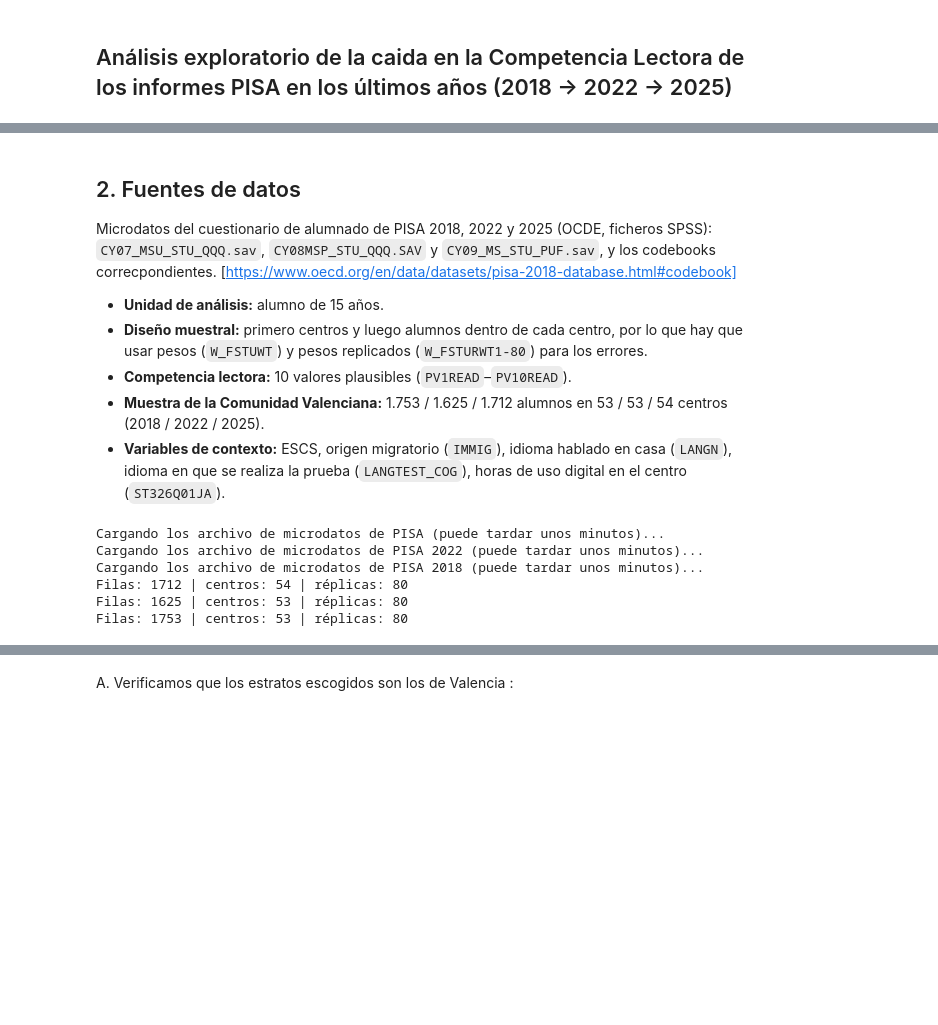
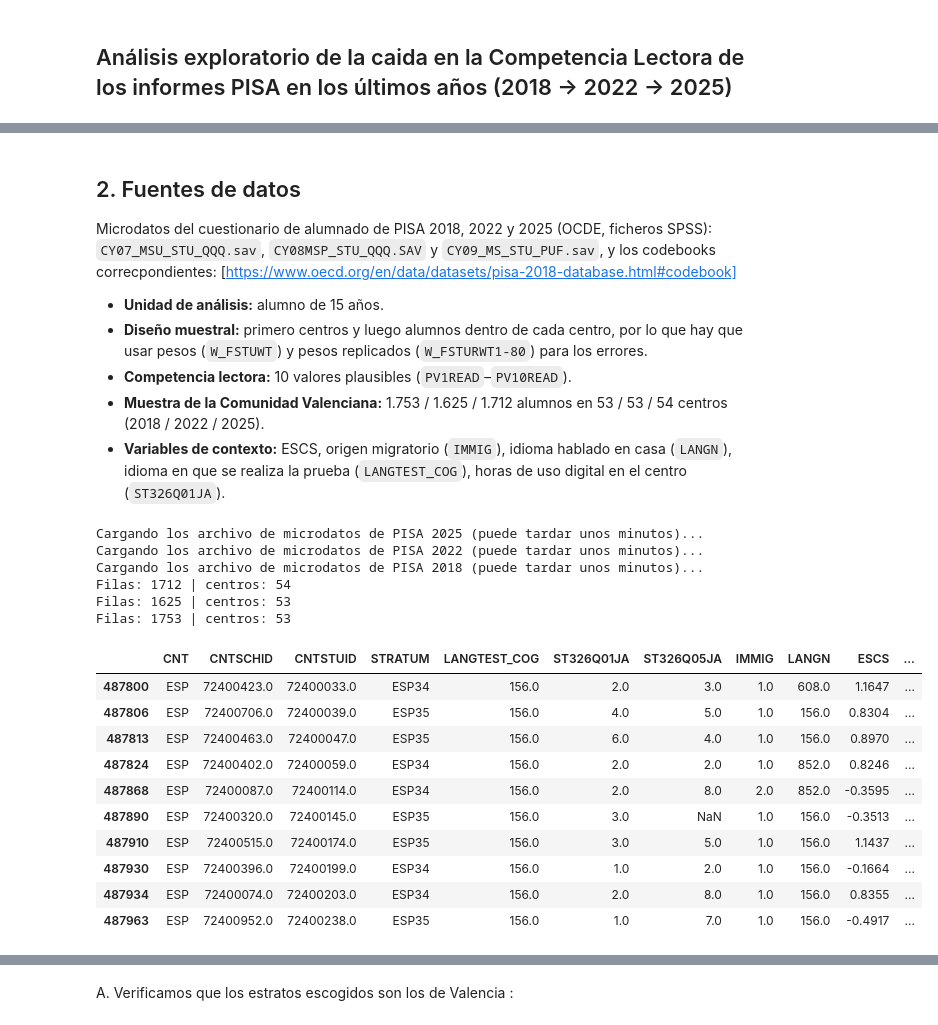
Before and after one commit to PaulitaLull/EDA_PAULA_LULL, a Jupyter notebook: PISA/mainpisa.ipynb, the cells around one changed output, grey strips where cells are left out. Saved outputs shown, nothing was run; the diff lists cells and outputs as text; code cells hidden in the pictures; blank space fills up the shorter version.

```diff
--- a/PISA/mainpisa.ipynb
+++ b/PISA/mainpisa.ipynb
@@ -29,7 +32,7 @@ con una muestra de unos 50 centros por ciclo.
 ## 2. Fuentes de datos
 
 Microdatos del cuestionario de alumnado de PISA 2018, 2022 y 2025 (OCDE, ficheros SPSS):
-`CY07_MSU_STU_QQQ.sav`, `CY08MSP_STU_QQQ.SAV` y `CY09_MS_STU_PUF.sav`, y los codebooks correcpondientes. [https://www.oecd.org/en/data/datasets/pisa-2018-database.html#codebook]
+`CY07_MSU_STU_QQQ.sav`, `CY08MSP_STU_QQQ.SAV` y `CY09_MS_STU_PUF.sav`, y los codebooks correcpondientes: [https://www.oecd.org/en/data/datasets/pisa-2018-database.html#codebook]
 
 - **Unidad de análisis:** alumno de 15 años.
 - **Diseño muestral:** primero centros y luego alumnos dentro de cada centro, por lo que hay que usar pesos (`W_FSTUWT`) y pesos replicados (`W_FSTURWT1-80`) para los errores.
@@ -45,9 +48,9 @@ import pandas as pd
 import numpy as np
 # %%
 # Definimos las variables que estudiaremos en el análisis
-cols = (["CNT","STRATUM", "CNTSCHID", "CNTSTUID",
-            "ST326Q01JA", "ESCS", "W_FSTUWT", "LANGN", "LANGTEST_COG", "IMMIG"]
-           + [f"PV{i}READ" for i in range(1, 11)] + [f"W_FSTURWT{i}" for i in range(1, 81)])
+cols = (["CNT","STRATUM", "CNTSCHID", "CNTSTUID", "ST326Q01JA",
+            "ST326Q05JA", "ESCS", "W_FSTUWT", "LANGN", "LANGTEST_COG", "IMMIG"]
+           + [f"PV{i}READ" for i in range(1, 11)] + [f"ST438Q0{i}DA" for i in range(1,5)]+ [f"W_FSTURWT{i}" for i in range(1, 81)])
 
 cols_pantallas_18 = [f"ST176Q0{i}IA" for i in range(1, 8) ]
 
@@ -56,7 +59,7 @@ cols18 = cols+cols_pantallas_18
 # Cargamos los datos filtrados por las columnas que queremos y por la comunidad valenciana
 
 archivo_pisa25 = 'data/CY09_MS_STU_PUF.sav'
-print("Cargando los archivo de microdatos de PISA (puede tardar unos minutos)...")
+print("Cargando los archivo de microdatos de PISA 2025 (puede tardar unos minutos)...")
 codigos_valencia25 = ['ESP33', 'ESP34']
 
 archivo_pisa22="data/CY08MSP_STU_QQQ.SAV"
@@ -76,21 +79,36 @@ def cargar_valencia(ruta, estratos, cols):
 
     # 3) Algunas comprobaciones en la práctica: tamaño y nº de pesos replicados
     n_rep = len([c for c in d.columns if "RWT" in c])
-    print("Filas:", d.shape[0], "| centros:", d["CNTSCHID"].nunique(), "| réplicas:", n_rep)
+    print("Filas:", d.shape[0], "| centros:", d["CNTSCHID"].nunique())
     return d, meta
 
 df_valencia25, meta25 = cargar_valencia(archivo_pisa25, codigos_valencia25, cols)
 df_valencia22, meta22 = cargar_valencia(archivo_pisa22, codigos_valencia22, cols)
 df_valencia18, meta18 = cargar_valencia(archivo_pisa18, codigos_valencia18, cols18)
 # %% [output]
-Cargando los archivo de microdatos de PISA (puede tardar unos minutos)...
+Cargando los archivo de microdatos de PISA 2025 (puede tardar unos minutos)...
 Cargando los archivo de microdatos de PISA 2022 (puede tardar unos minutos)...
 Cargando los archivo de microdatos de PISA 2018 (puede tardar unos minutos)...
-Filas: 1712 | centros: 54 | réplicas: 80
-Filas: 1625 | centros: 53 | réplicas: 80
-Filas: 1753 | centros: 53 | réplicas: 80
+Filas: 1712 | centros: 54
+Filas: 1625 | centros: 53
+Filas: 1753 | centros: 53
 # %%
 # Pasamos a csv los df cargados y creados
 df_valencia25.to_csv("data/pisa_valencia25.csv")
 df_valencia22.to_csv("data/pisa_valencia22.csv")
 df_valencia18.to_csv("data/pisa_valencia18.csv")
+# %%
+pd.set_option("display.max_columns", None)
+df_valencia22.head(10)
+# %% [output]
+|  | CNT | CNTSCHID | CNTSTUID | STRATUM | LANGTEST_COG | ST326Q01JA | ST326Q05JA | IMMIG | LANGN | ESCS | ... |
+| 487800 | ESP | 72400423.0 | 72400033.0 | ESP34 | 156.0 | 2.0 | 3.0 | 1.0 | 608.0 | 1.1647 | ... |
+| 487806 | ESP | 72400706.0 | 72400039.0 | ESP35 | 156.0 | 4.0 | 5.0 | 1.0 | 156.0 | 0.8304 | ... |
+| 487813 | ESP | 72400463.0 | 72400047.0 | ESP35 | 156.0 | 6.0 | 4.0 | 1.0 | 156.0 | 0.8970 | ... |
+| 487824 | ESP | 72400402.0 | 72400059.0 | ESP34 | 156.0 | 2.0 | 2.0 | 1.0 | 852.0 | 0.8246 | ... |
+| 487868 | ESP | 72400087.0 | 72400114.0 | ESP34 | 156.0 | 2.0 | 8.0 | 2.0 | 852.0 | -0.3595 | ... |
+| 487890 | ESP | 72400320.0 | 72400145.0 | ESP35 | 156.0 | 3.0 | NaN | 1.0 | 156.0 | -0.3513 | ... |
+| 487910 | ESP | 72400515.0 | 72400174.0 | ESP35 | 156.0 | 3.0 | 5.0 | 1.0 | 156.0 | 1.1437 | ... |
+| 487930 | ESP | 72400396.0 | 72400199.0 | ESP34 | 156.0 | 1.0 | 2.0 | 1.0 | 156.0 | -0.1664 | ... |
+| 487934 | ESP | 72400074.0 | 72400203.0 | ESP34 | 156.0 | 2.0 | 8.0 | 1.0 | 156.0 | 0.8355 | ... |
+| 487963 | ESP | 72400952.0 | 72400238.0 | ESP35 | 156.0 | 1.0 | 7.0 | 1.0 | 156.0 | -0.4917 | ... |
```
Also changed, not shown: parts of 11 cells of this notebook, 7 other files.
